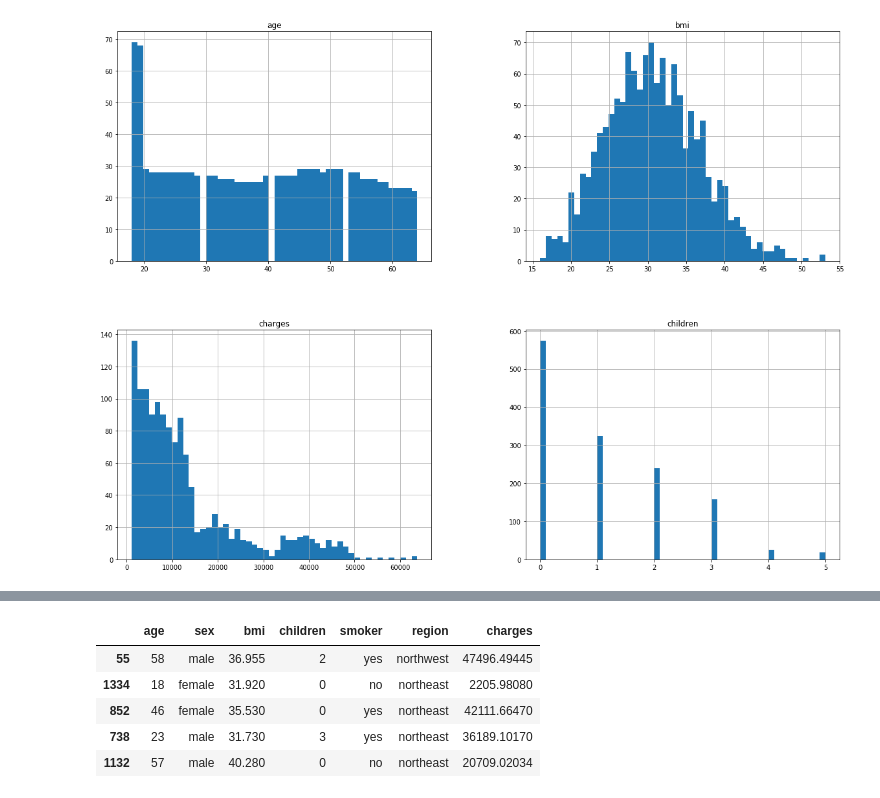
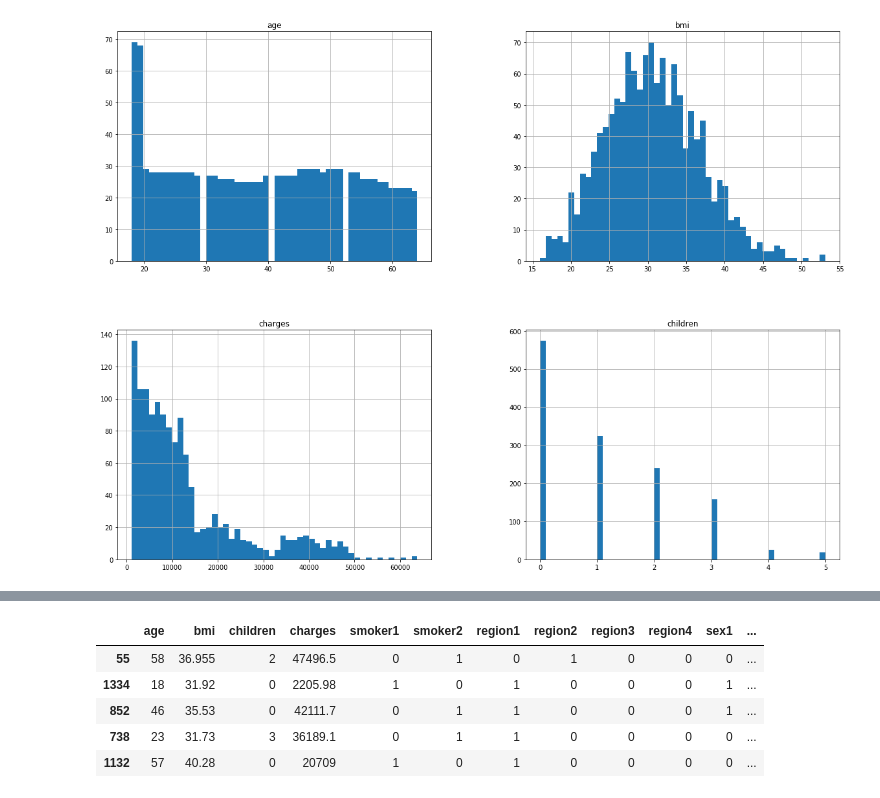
Before and after one commit to arshiyaansari/InsuranceModel, a Jupyter notebook: codeathon1.ipynb, the cells around one changed output, grey strips where cells are left out. Saved outputs shown, nothing was run; the diff lists cells and outputs as text; code cells hidden in the pictures.

```diff
--- a/codeathon1.ipynb
+++ b/codeathon1.ipynb
@@ -47,0 +106,17 @@ plt.show()
+# %%
+
+
+
+try:
+    from sklearn.preprocessing import OrdinalEncoder # just to raise an ImportError if Scikit-Learn < 0.20
+    from sklearn.preprocessing import OneHotEncoder
+except ImportError:
+    from future_encoders import OneHotEncoder # Scikit-Learn < 0.20
+
+cat_encoder = OneHotEncoder()
+housing_cat_1hot = cat_encoder.fit_transform(insurance_cat)
+housing_cat_1hot
+array_vals = housing_cat_1hot.toarray()
+# %%
+df_array = insurance.get_values()
+# print(df_array)
@@ -47,0 +131,8 @@ plt.show()
+# %%
+insurance1 = np.hstack((df_array, array_vals))
+# %%
+df = pd.DataFrame(data=insurance1)
+encoded_df = df.drop([1, 4, 5], axis=1)
+encoded = encoded_df.rename(index = str, columns= {0 : "age", 2: "bmi", 3: "children", 6: "charges", 7: "smoker1", 8: "smoker2",
+9: "region1", 10: "region2", 11: "region3", 12: "region4", 13: "sex1", 14: "sex2"})
+encoded
@@ -48,14 +158,14 @@ plt.show()
 # %%
 from sklearn.model_selection import train_test_split
-train_set, test_set = train_test_split(insurance, test_size = 0.2, random_state = 69)
+train_set, test_set = train_test_split(encoded, test_size = 0.2, random_state = 69)
 train_set.head()
 # %% [output]
-|  | age | sex | bmi | children | smoker | region | charges |
-| 55 | 58 | male | 36.955 | 2 | yes | northwest | 47496.49445 |
-| 1334 | 18 | female | 31.920 | 0 | no | northeast | 2205.98080 |
-| 852 | 46 | female | 35.530 | 0 | yes | northeast | 42111.66470 |
-| 738 | 23 | male | 31.730 | 3 | yes | northeast | 36189.10170 |
-| 1132 | 57 | male | 40.280 | 0 | no | northeast | 20709.02034 |
+|  | age | bmi | children | charges | smoker1 | smoker2 | region1 | region2 | region3 | region4 | sex1 | ... |
+| 55 | 58 | 36.955 | 2 | 47496.5 | 0 | 1 | 0 | 1 | 0 | 0 | 0 | ... |
+| 1334 | 18 | 31.92 | 0 | 2205.98 | 1 | 0 | 1 | 0 | 0 | 0 | 1 | ... |
+| 852 | 46 | 35.53 | 0 | 42111.7 | 0 | 1 | 1 | 0 | 0 | 0 | 1 | ... |
+| 738 | 23 | 31.73 | 3 | 36189.1 | 0 | 1 | 1 | 0 | 0 | 0 | 0 | ... |
+| 1132 | 57 | 40.28 | 0 | 20709 | 1 | 0 | 1 | 0 | 0 | 0 | 0 | ... |
 # %%
 test_set.head()
 # %% [output]
```
Also changed, not shown: parts of 32 cells of this notebook, 2 other files.
